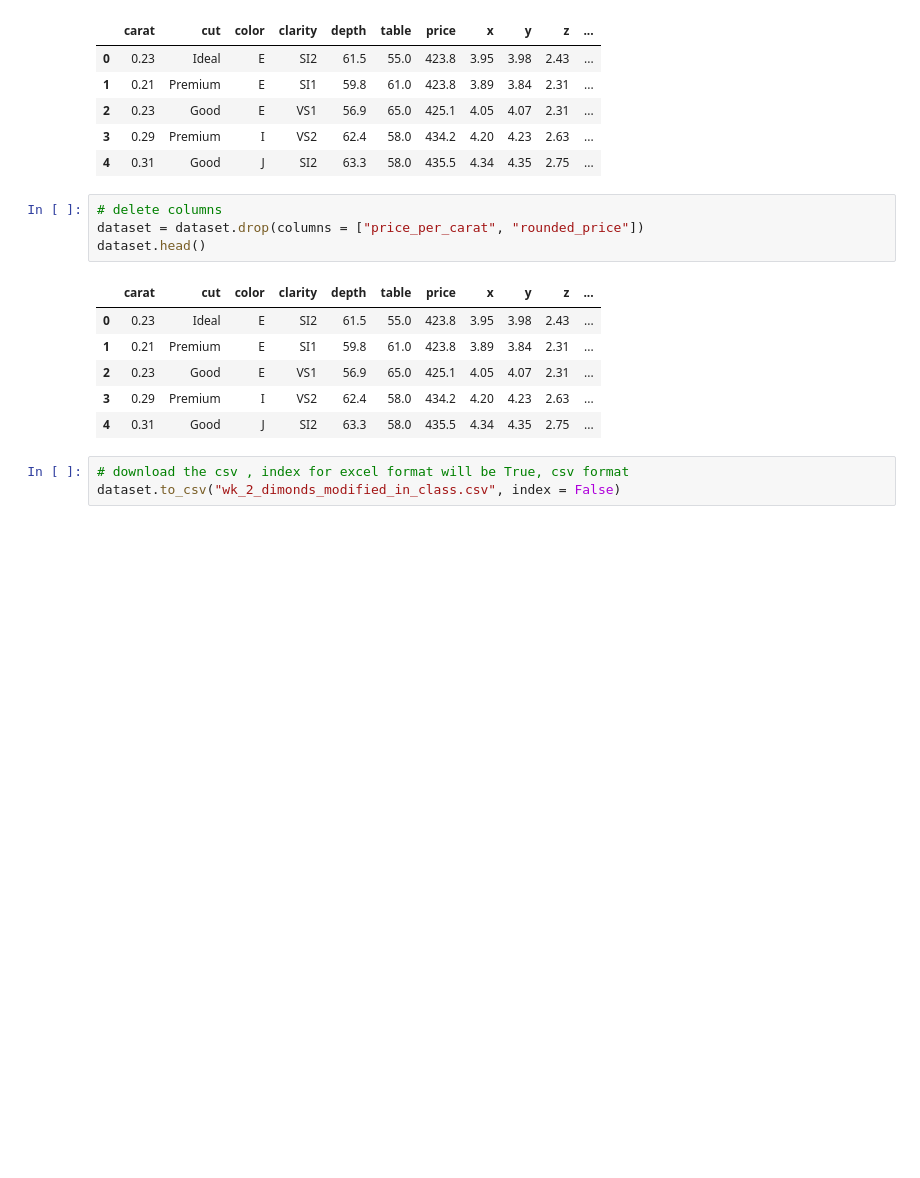
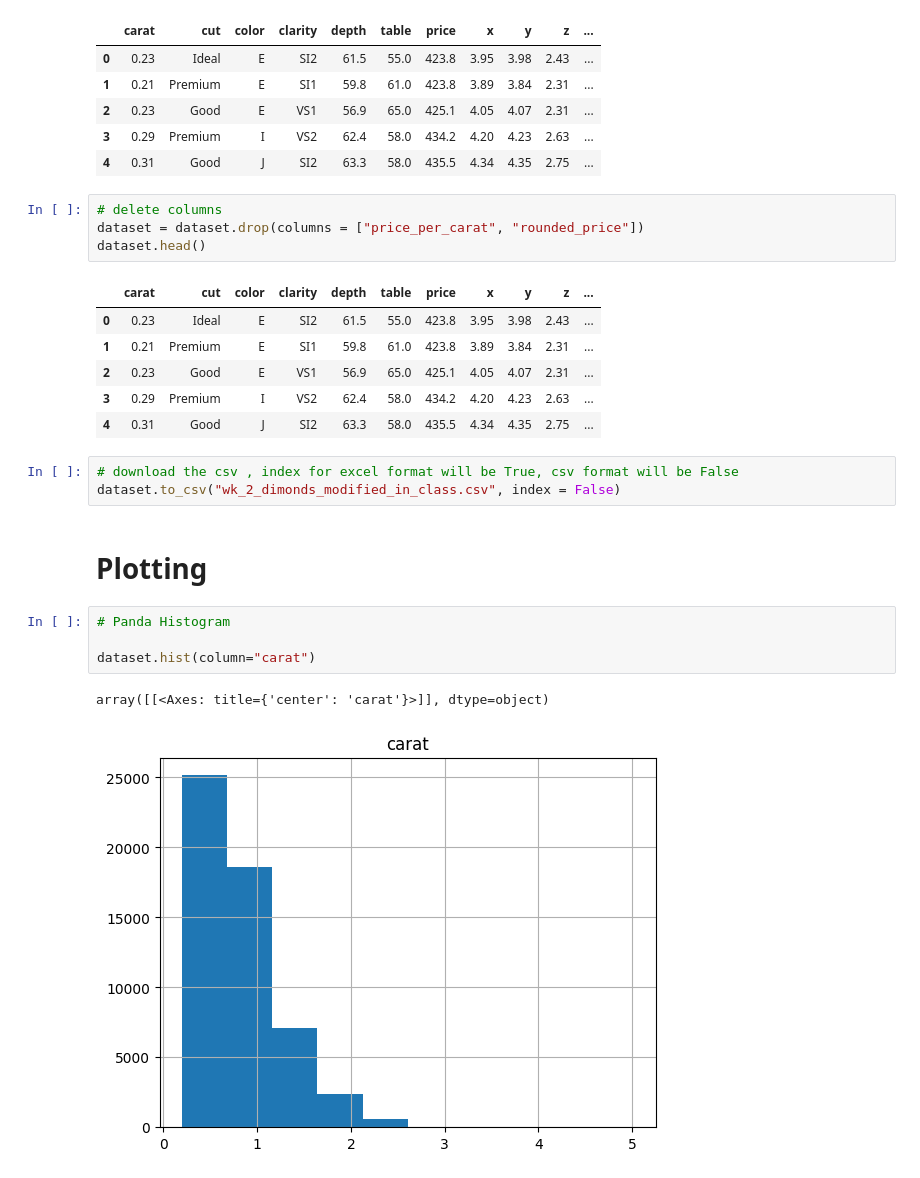
Before and after one commit to xiu-shi/DA_L7, a Jupyter notebook: L7_term2/wk2_visualization.ipynb, the cells around one changed output. Cells and saved outputs as stored; diff of their text form; blank space fills up the shorter version.

Commit message:
wk3 visual

```diff
--- a/L7_term2/wk2_visualization.ipynb
+++ b/L7_term2/wk2_visualization.ipynb
@@ -146,5 +146,14 @@ dataset.head()
 | 3 | 0.29 | Premium | I | VS2 | 62.4 | 58.0 | 434.2 | 4.20 | 4.23 | 2.63 | ... |
 | 4 | 0.31 | Good | J | SI2 | 63.3 | 58.0 | 435.5 | 4.34 | 4.35 | 2.75 | ... |
 # %%
-# download the csv , index for excel format will be True, csv format
+# download the csv , index for excel format will be True, csv format will be False
 dataset.to_csv("wk_2_dimonds_modified_in_class.csv", index = False)
+# %% [markdown]
+# Plotting
+# %%
+# Panda Histogram
+
+dataset.hist(column="carat")
+# %% [output]
+array([[<Axes: title={'center': 'carat'}>]], dtype=object)
+[figure, added]
```
Also changed, not shown: parts of 5 cells of this notebook.
